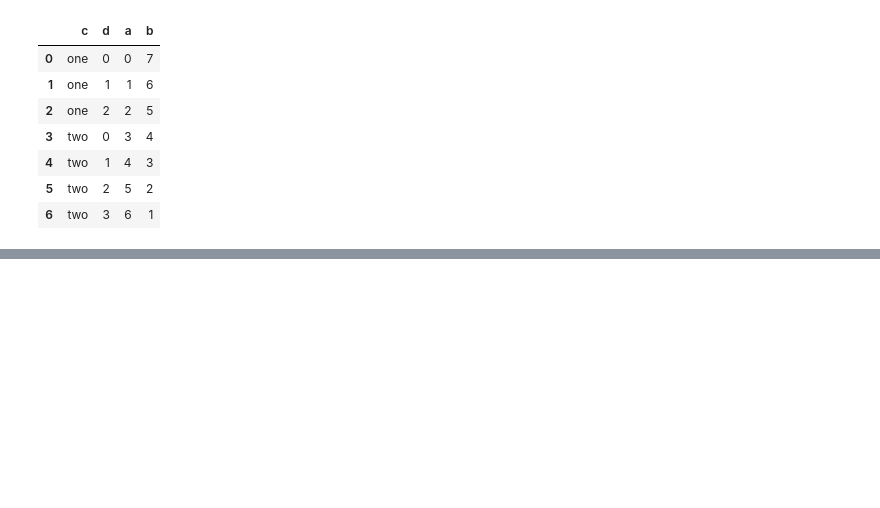
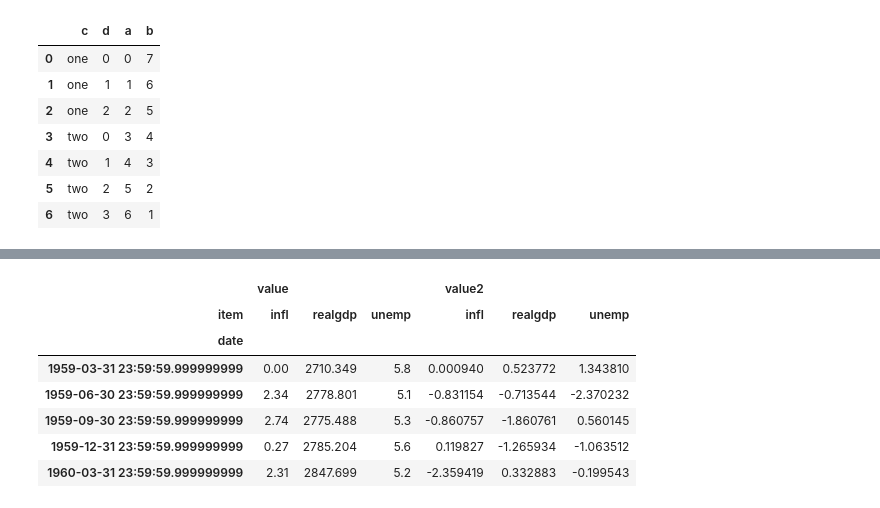
Before and after one commit to TheMLEngineer/Data-Analysis-Book-wes-mckinney-, a Jupyter notebook: Chapter_8_Data_Wrangling_Join,_Combine,_Reshape.ipynb, the cells around one changed output, grey strips where cells are left out. Cells and saved outputs as stored; diff of their text form; code cells hidden in the pictures; blank space fills up the shorter version.

```diff
--- a/Chapter_8_Data_Wrangling_Join,_Combine,_Reshape.ipynb
+++ b/Chapter_8_Data_Wrangling_Join,_Combine,_Reshape.ipynb
@@ -244,0 +1235,14 @@ frame2.reset_index()
+# %%
+
+
+pivoted = ldata.pivot('date', 'item')
+pivoted[:5]
+# %% [output]
+|  | value |  |  | value2 |  |  |
+| item | infl | realgdp | unemp | infl | realgdp | unemp |
+| date |  |  |  |  |  |  |
+| 1959-03-31 23:59:59.999999999 | 0.00 | 2710.349 | 5.8 | 0.000940 | 0.523772 | 1.343810 |
+| 1959-06-30 23:59:59.999999999 | 2.34 | 2778.801 | 5.1 | -0.831154 | -0.713544 | -2.370232 |
+| 1959-09-30 23:59:59.999999999 | 2.74 | 2775.488 | 5.3 | -0.860757 | -1.860761 | 0.560145 |
+| 1959-12-31 23:59:59.999999999 | 0.27 | 2785.204 | 5.6 | 0.119827 | -1.265934 | -1.063512 |
+| 1960-03-31 23:59:59.999999999 | 2.31 | 2847.699 | 5.2 | -2.359419 | 0.332883 | -0.199543 |
```
Also changed, not shown: parts of 124 cells of this notebook.
